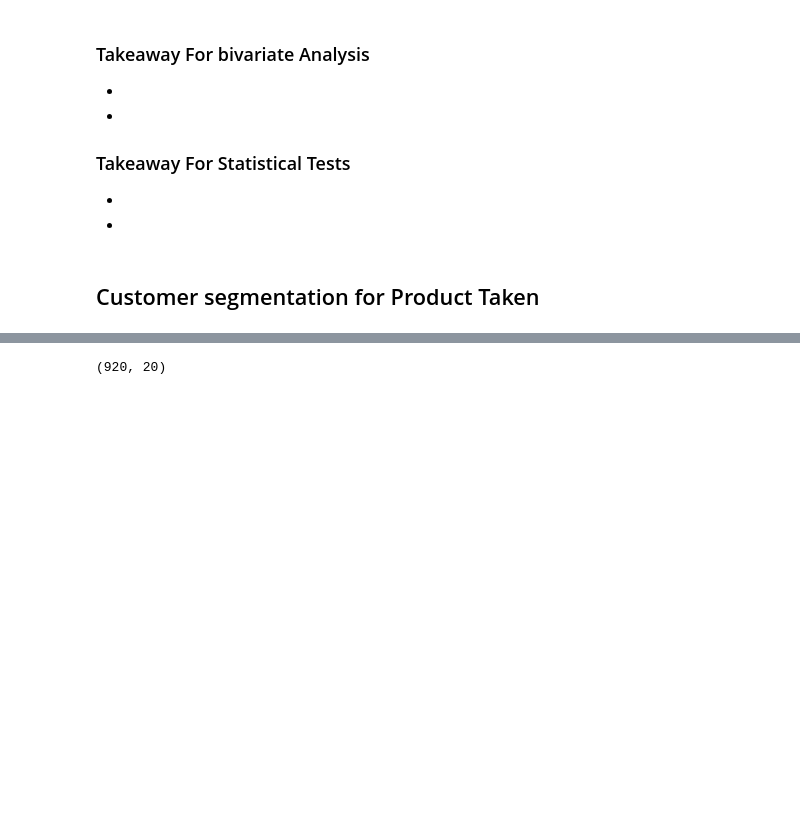
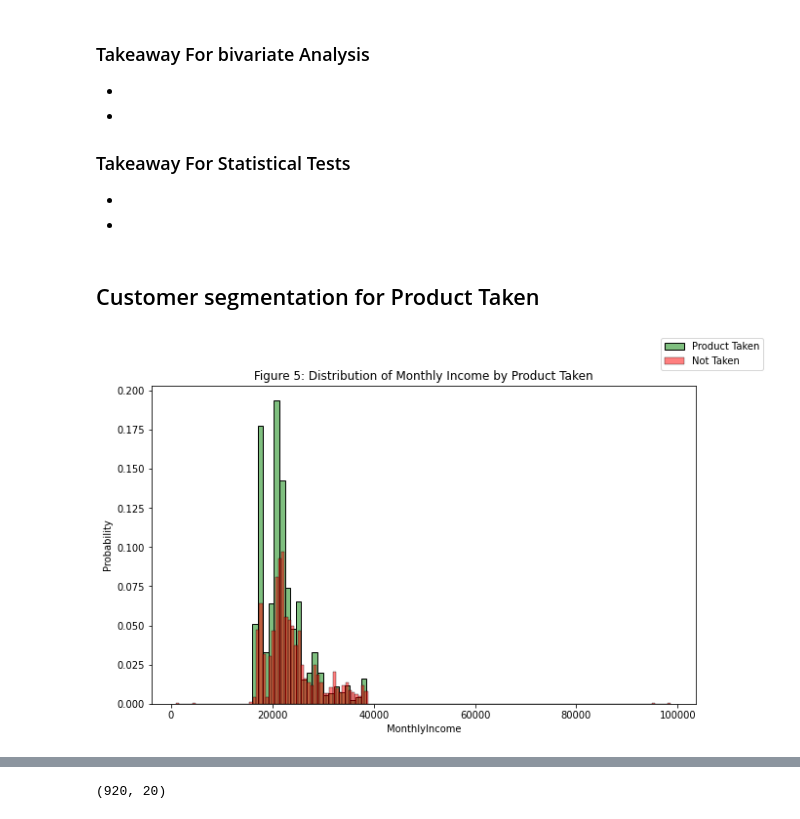
Before and after one commit to cfreeman22/TravelPackagePrediction, a Jupyter notebook: TravelPackagePurchasePrediction.ipynb, the cells around one changed output, grey strips where cells are left out. Saved outputs shown, nothing was run; the diff lists cells and outputs as text; code cells hidden in the pictures; blank space fills up the shorter version.

```diff
--- a/TravelPackagePurchasePrediction.ipynb
+++ b/TravelPackagePurchasePrediction.ipynb
@@ -533,2 +535,12 @@ CityTier
 # %%
 prod_taken = df[df.ProdTaken == 1]
+prod_not_taken = df[df.ProdTaken == 0]
+# %%
+fig = plt.figure(figsize=(10,6))
+plt.title('Figure 5: Distribution of Monthly Income by Product Taken')
+sns.histplot(data=prod_taken['MonthlyIncome'], stat='probability', color = 'green', alpha=0.5, label='product Taken')
+sns.histplot(data=prod_not_taken['MonthlyIncome'], stat='probability', color='red', alpha=0.5, label='product Taken')
+fig.legend(labels=['Product Taken','Not Taken'])
+plt.show;
+# %% [output]
+[figure, added]
```
Also changed, not shown: parts of 17 cells of this notebook.
